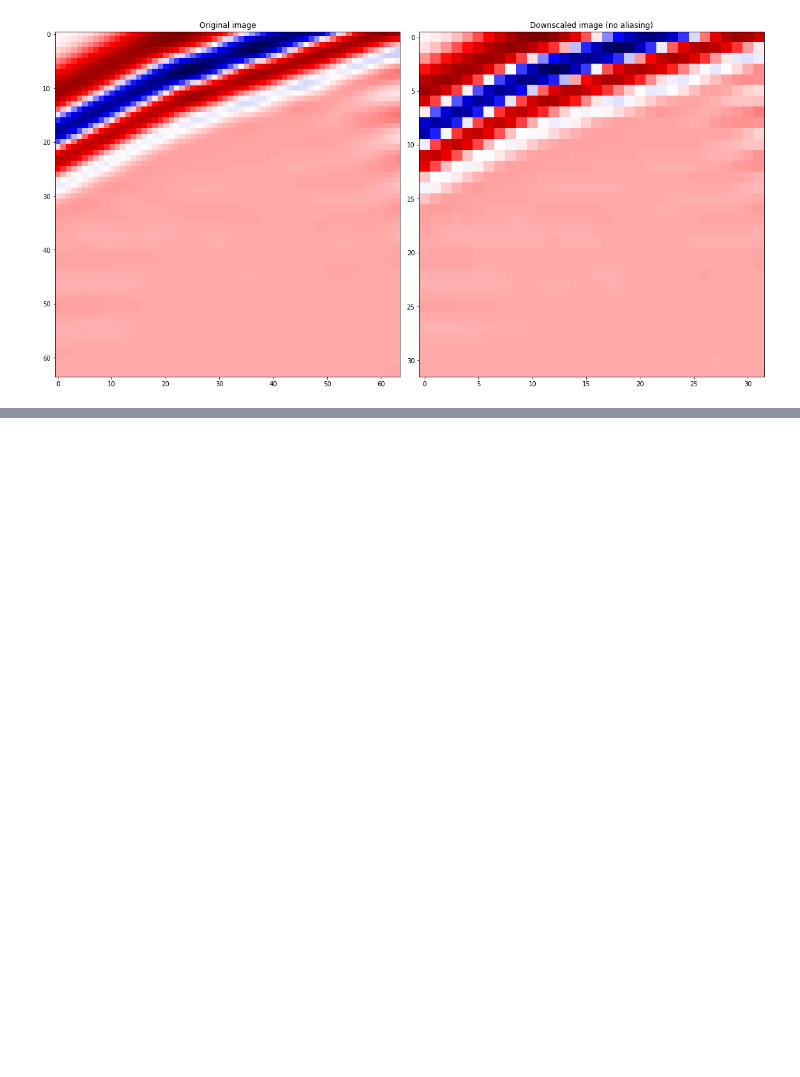
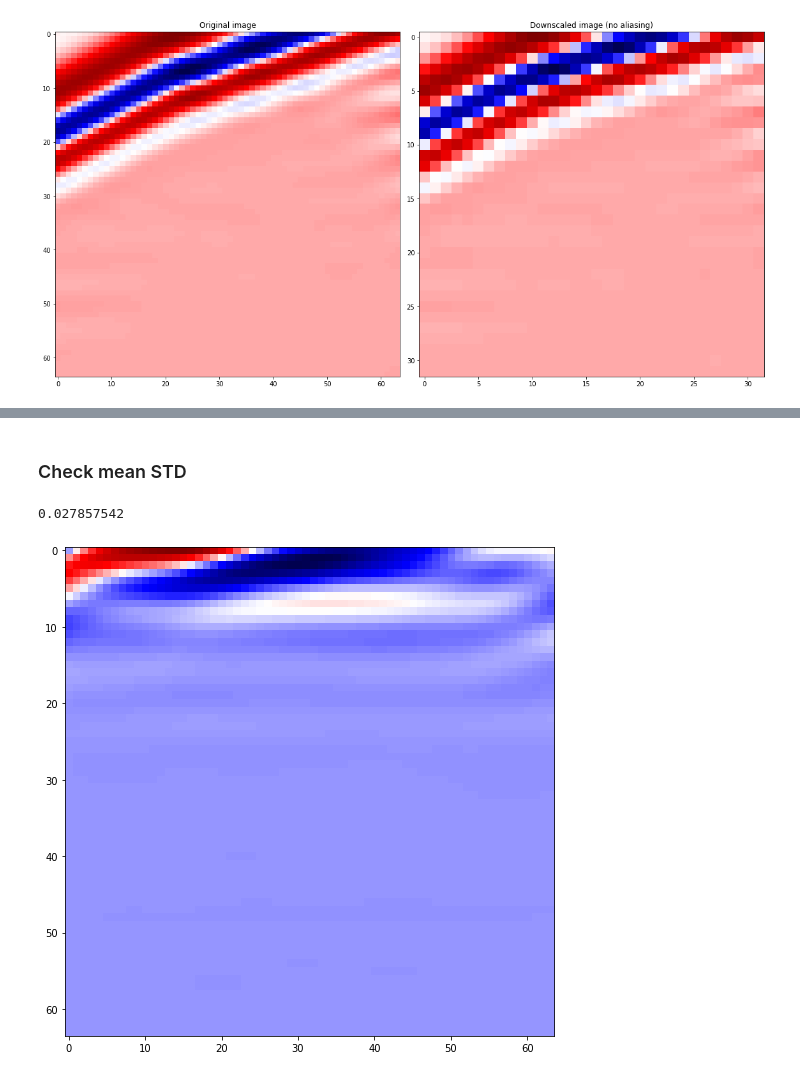
Before and after one commit to Pedalves/super-resolution, a Jupyter notebook: ipynb/data_visualization.ipynb, the cells around one changed output, grey strips where cells are left out. Saved outputs shown, nothing was run; the diff lists cells and outputs as text; code cells hidden in the pictures; blank space fills up the shorter version.

```diff
--- a/ipynb/data_visualization.ipynb
+++ b/ipynb/data_visualization.ipynb
@@ -167,0 +206,12 @@ mean_absolute_error(image, image_rescaled), mean_squared_error(image, image_resc
+# %% [markdown]
+### Check mean STD
+# %%
+print(np.mean(std))
+
+for i in std:
+    if abs(i - np.mean(std)) < 0.0002:
+        plt.imshow(dataset[std.index(i)], cmap='seismic')
+        break
+# %% [output]
+0.027857542
+[figure, added]
```
Also changed, not shown: parts of 20 cells of this notebook, 4 other files.
